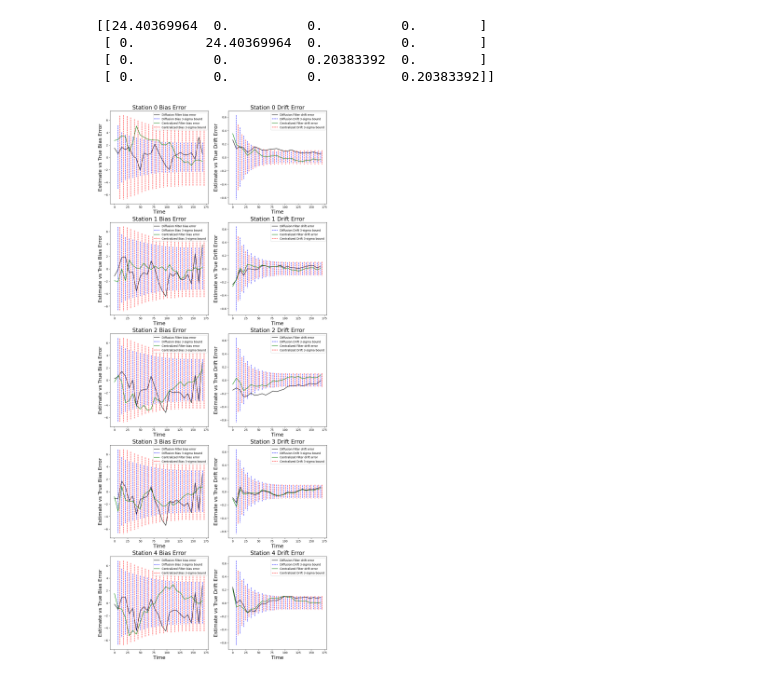
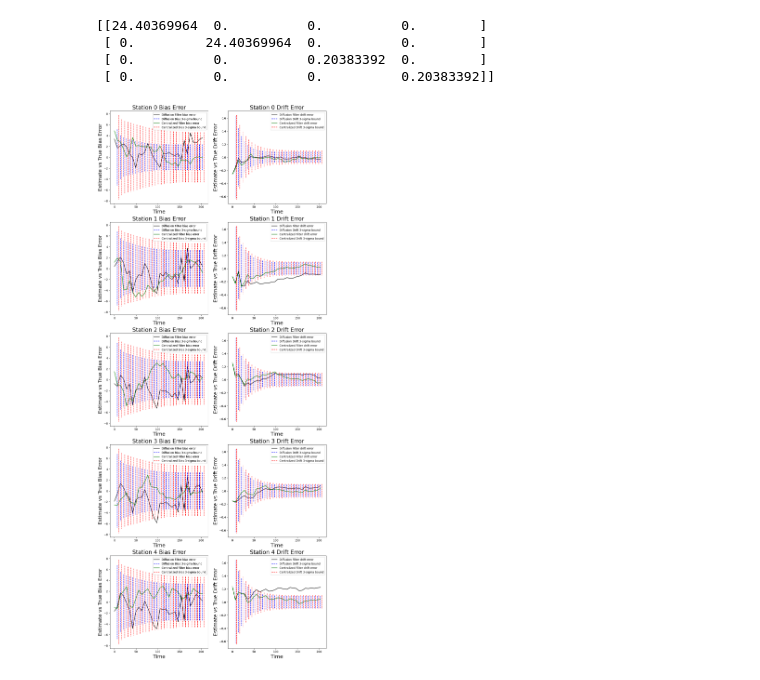
Before and after one commit to RIPS-2024-Aerospace/Aerospace-Project, a Jupyter notebook: FilterComparison.ipynb, the cells around one changed output. Cells and saved outputs as stored; diff of their text form; code cells hidden in the pictures.

```diff
--- a/FilterComparison.ipynb
+++ b/FilterComparison.ipynb
@@ -69,15 +69,11 @@ H_20x10 = np.zeros((20, 10))
 for k in range(0, 20, 4):
     H_20x10[k:k+4, k//2:k//2+2] = H_cf
 
-R_20x20 = np.zeros((20, 20))
-for i in range(0, 10):
-    R_20x20[i,i] = R(1)[0][0]
-for i in range(10,20):
-    R_20x20[i,i] = R(1)[1][1]
+R_20x20 = np.kron(np.eye(n),R(2))
 
 measure_noise = lambda : np.linalg.cholesky(R_20x20) @ np.random.normal(np.array([[0 for _ in range(20)]]).T)
 
-Q_10x10 = np.block([[Q[0,0]*np.eye(5),Q[0,1]*np.eye(5)],[Q[1,0]*np.eye(5),Q[1,1]*np.eye(5)]])
+Q_10x10 = np.kron(np.eye(n),Q)
 #Process Noise
 procc_noise = lambda : np.linalg.cholesky(Q_10x10) @ np.random.normal(np.array([[0 for _ in range(10)]]).T)
 # %%
@@ -126,6 +117,6 @@ kf = KalmanFilter(A = A, H = H_20x10, Q = Q_10x10, R = R_20x20, x0 = x)
 #For the first iteration these are our cross_links
 # %%
-iterations = 25
+iterations = 30
 
 truth = np.zeros((iterations,2*n,1))
 measurements = np.zeros((iterations,4*n,1))
@@ -135,6 +126,7 @@ predictions_df = np.zeros((iterations,n,2,1))
 updated_pred = np.zeros((iterations,n,2,1))
 errors_df = np.zeros((iterations,n,2,1))
 P_hist_df = np.zeros((iterations,n,2,2))
+full_P_hist_df = np.zeros((iterations,2*n,2*n))
 
 predictions_cf = [x]
 errors_cf = []
@@ -144,15 +136,15 @@ P_hist_cf = []
 for i in range(iterations):
     #This is our new truth
 
-    x = A@x + procc_noise()
+    x = F_full@x + procc_noise()
     truth[i] = x
 
     T_g += dt
-    true_biases = [x[:n][i]/c for i in range(n)]
-    true_drifts = [x[n:][i]/c for i in range(n)]
+    true_biases = [x[::2][i]/c for i in range(n)]
+    true_drifts = [x[1::2][i]/c for i in range(n)]
 
     z = (H_20x10 @ truth[i]) + measure_noise()
-    gps_measurements = [np.array([[z[2*k][0],z[2*k+1][0],z[2*(n+k)][0],z[2*(n+k)+1][0]]]).T for k in range(n)]
+    gps_measurements = [z[4*k:4*(k+1)] for k in range(n)]
     measurements[i] = z
 
     kf.predict()
@@ -174,6 +166,11 @@ for i in range(iterations):
     raw_pred_df[i] = np.array(time_x)
     updated_pred[i] = np.array(gps_x)
     predictions_df[i] = np.array([stn.x for stn in stations])
+
+    cross_link_time = [stn.local_time['Bp']-stn.local_time['n'] for stn in stations]
+    P_prev = get_full_diff_cov(C,[station.P for station in stations],[2 for _ in range(n)],P_prev,stations,F,R,Q,sigma_j,cross_link_time)
+    full_P_hist_df[i] = P_prev
+
     P_hist_df[i] = np.array([station.P for station in stations])
 # %%
 #Number of stations whose plots we are looking at
@@ -190,35 +187,35 @@ P_hist_cf = np.array(P_hist_cf)
 for inx,i in enumerate(k):
     #Diffusion Filter Error Plots
     axs[inx][0].plot(t_hist, errors_df[:, i,0,0], 'k', label = "Diffusion Filter bias error")
     bias_cov = 3*np.sqrt(P_hist_df[:, i,0,0])
     axs[inx][0].plot(np.vstack([t_hist[1], t_hist[1]]), np.vstack([bias_cov[1], -bias_cov[1]]), 'b--', label = "Diffusion Bias 3-sigma bound")
     axs[inx][0].plot(np.vstack([t_hist[2:], t_hist[2:]]), np.vstack([bias_cov[2:], -bias_cov[2:]]), 'b--')
-    error_bias_cf = errors_cf[:, i]
-    bias_cov_k = 3*np.sqrt(P_hist_cf[:, i, i])
+    error_bias_cf = errors_cf[:, 2*i]
+    bias_cov_k = 3*np.sqrt(P_hist_cf[:, 2*i, 2*i])
     axs[inx][0].plot(t_hist, error_bias_cf, label=f'Centralized Filter bias error',color = "green")
     axs[inx][0].plot(np.vstack([t_hist_cf[1], t_hist_cf[1]]), np.vstack([bias_cov_k[1], -bias_cov_k[1]]), 'r--',label = "Centralized Bias 3-sigma bound")
     axs[inx][0].plot(np.vstack([t_hist_cf[2:], t_hist_cf[2:]]), np.vstack([bias_cov_k[2:], -bias_cov_k[2:]]), 'r--')
     axs[inx][0].legend()
     axs[inx][0].set_title("Station "+str(i)+" Bias Error", fontsize = 20)
     axs[inx][0].set_xlabel("Time", fontsize = 18)
     axs[inx][0].set_ylabel("Estimate vs True Bias Error", fontsize = 18)
 
     axs[inx][1].plot(t_hist, errors_df[:, i,1,0], 'k', label = "Diffusion Filter drift error")
     drift_cov = 3*np.sqrt(P_hist_df[:, i,1,1])
     axs[inx][1].plot(np.vstack([t_hist[1], t_hist[1]]), np.vstack([drift_cov[1], -drift_cov[1]]), 'b--', label = "Diffusion Drift 3-sigma bound")
     axs[inx][1].plot(np.vstack([t_hist[2:], t_hist[2:]]), np.vstack([drift_cov[2:], -drift_cov[2:]]), 'b--')
-    error_drift = errors_cf[:, n+i]
-    drift_cov_k = 3*np.sqrt(P_hist_cf[:, n+i, n+i])
+    error_drift = errors_cf[:, 2*i+1]
+    drift_cov_k = 3*np.sqrt(P_hist_cf[:, 2*i+1, 2*i+1])
     axs[inx][1].plot(t_hist, error_drift, label=f'Centralized Filter drift error',color = "green")
     axs[inx][1].plot(np.vstack([t_hist_cf[1], t_hist_cf[1]]), np.vstack([drift_cov_k[1], -drift_cov_k[1]]), 'r--', label = "Centralized Drift 3-sigma bound")
     axs[inx][1].plot(np.vstack([t_hist_cf[2:], t_hist_cf[2:]]), np.vstack([drift_cov_k[2:], -drift_cov_k[2:]]), 'r--')
     axs[inx][1].legend()
     axs[inx][1].set_title("Station "+str(i)+" Drift Error", fontsize = 20)
     axs[inx][1].set_xlabel("Time", fontsize = 18)
     axs[inx][1].set_ylabel("Estimate vs True Drift Error", fontsize = 18)
 
 
 
 plt.show()
 # %% [output]
-[figure, old version]
+[figure, new version]
```
Also changed, not shown: parts of 1 cell of this notebook, 2 other files.
